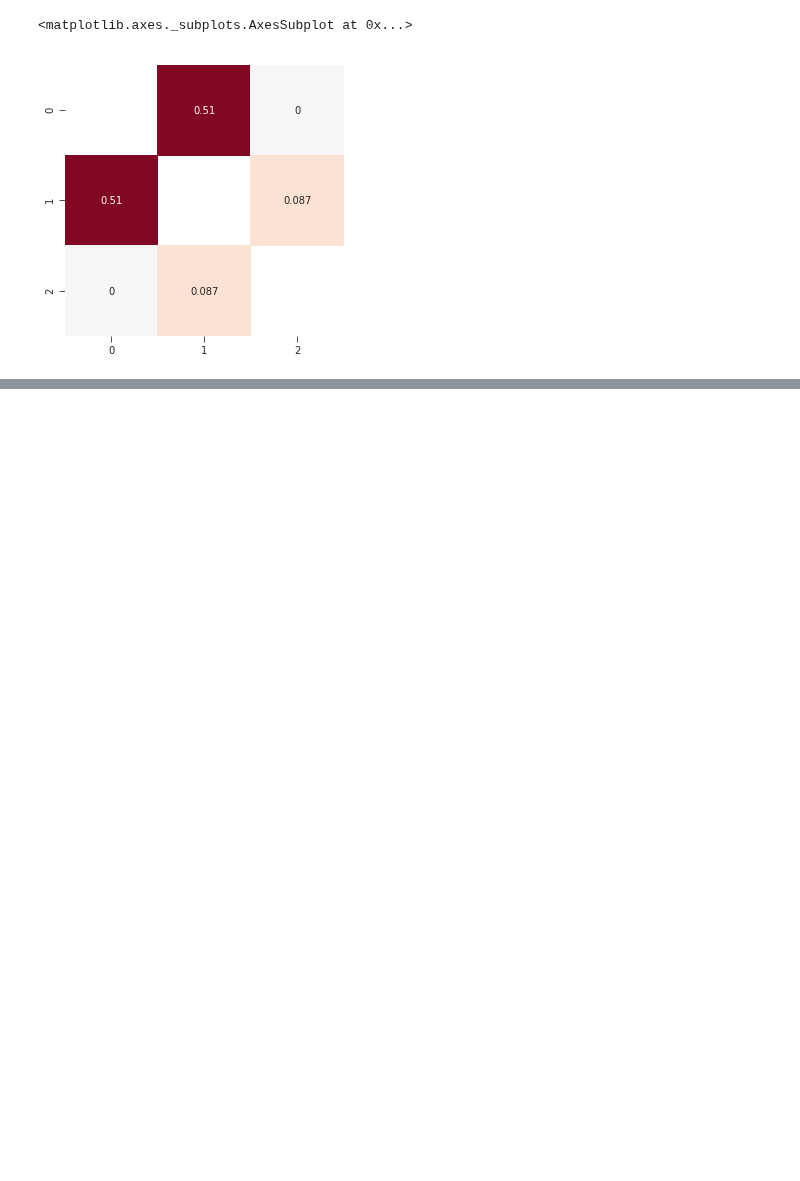
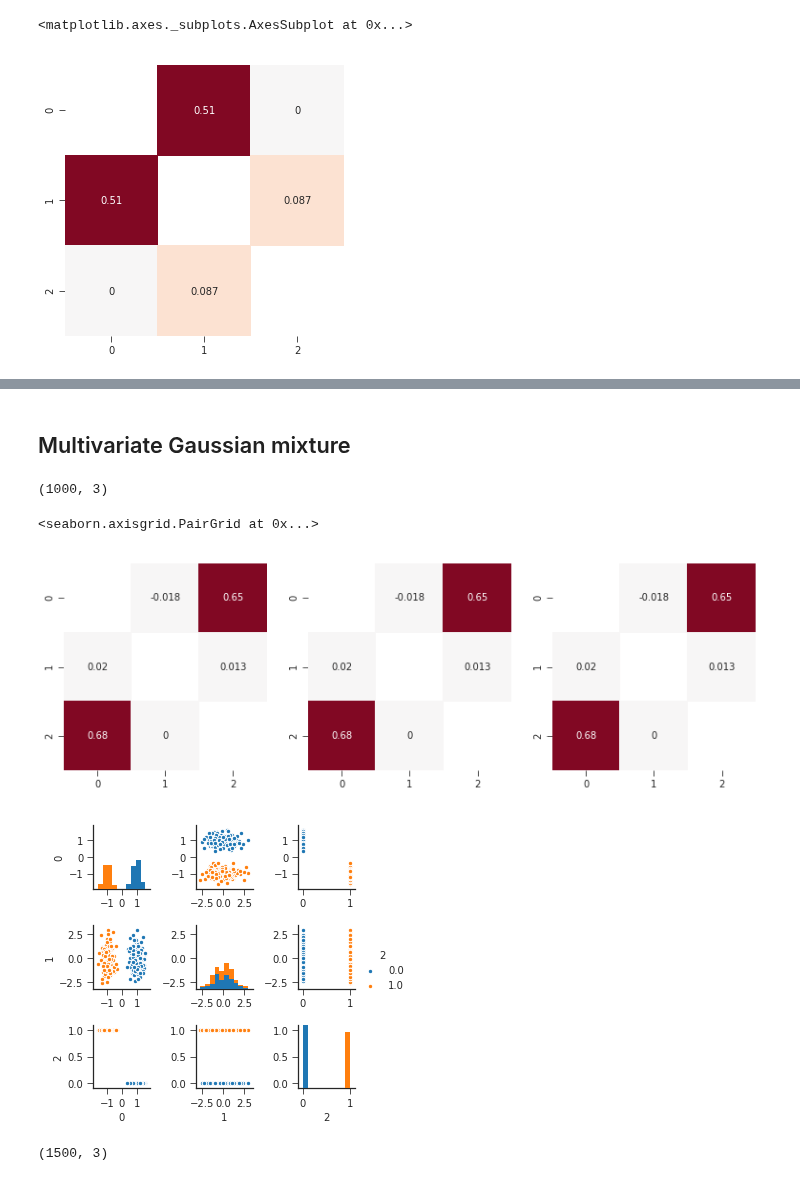
Before and after one commit to y-takashina/density_ratio, a Jupyter notebook: cmi-estimation-performance.ipynb, the cells around one changed output, grey strips where cells are left out. Drawn from its saved outputs; the diff is of its cells as text; code cells hidden in the pictures; blank space fills up the shorter version.

```diff
--- a/cmi-estimation-performance.ipynb
+++ b/cmi-estimation-performance.ipynb
@@ -124,0 +171,51 @@ plt.legend()
+# %% [markdown]
+## Multivariate Gaussian mixture
+# %%
+cluster = (np.arange(1000) < 500).astype(int)
+X1 = scipy.stats.multivariate_normal(mean=[-4, 0], cov=np.eye(2)).rvs(500)
+X2 = scipy.stats.multivariate_normal(mean=[+4, 0], cov=np.eye(2)).rvs(500)
+X = np.vstack([X1, X2])
+X = (X - np.mean(X, axis=0)) / np.std(X, axis=0)
+X = np.hstack([X, cluster.reshape(-1, 1)])
+X.shape
+# %% [output]
+(1000, 3)
+# %%
+cmis_knn3 = np.eye(3)
+cmis_knn5 = np.eye(3)
+cmis_knn15 = np.eye(3)
+for i, j in [(i, j) for i in range(3) for j in range(3) if i != j]:
+    y = X[:, [j]]
+    xz = X[:, np.arange(3) != j]
+    z = X[:, (np.arange(3) != i) & (np.arange(3) != j)]
+    cmis_knn3[i, j] = mutual_information_knn(xz, y, k=3) - mutual_information_knn(y, z, k=3)
+    cmis_knn5[i, j] = mutual_information_knn(xz, y, k=5) - mutual_information_knn(y, z, k=5)
+    cmis_knn15[i, j] = mutual_information_knn(xz, y, k=15) - mutual_information_knn(y, z, k=15)
+
+cmis_knn3[np.eye(3, dtype=bool)] = None
+cmis_knn5[np.eye(3, dtype=bool)] = None
+cmis_knn15[np.eye(3, dtype=bool)] = None
+# %%
+f, axes = plt.subplots(1, 3, figsize=[13, 4])
+sns.heatmap(cmis_knn3, annot=True, ax=axes[0], center=0, cmap=palette, cbar=False)
+sns.heatmap(cmis_knn3, annot=True, ax=axes[1], center=0, cmap=palette, cbar=False)
+sns.heatmap(cmis_knn3, annot=True, ax=axes[2], center=0, cmap=palette, cbar=False)
+sns.pairplot(pd.DataFrame(X).sample(300), size=1.5, plot_kws={"s": 20}, hue=2)
+# %% [output]
+<seaborn.axisgrid.PairGrid at 0x...>
+[figure, added]
+[figure, added]
+# %%
+cluster = np.arange(1500)
+cluster[cluster < 500] = 0
+cluster[(cluster > 500) & (cluster < 1000)] = 1
+cluster[cluster >= 1000] = 2
+X1 = scipy.stats.multivariate_normal(mean=[-6, 0], cov=np.eye(2)).rvs(500)
+X2 = scipy.stats.multivariate_normal(mean=[+6, 0], cov=np.eye(2)).rvs(500)
+X3 = scipy.stats.multivariate_normal(mean=[ 0, 8], cov=np.eye(2)).rvs(500)
+X = np.vstack([X1, X2, X3])
+X = (X - np.mean(X, axis=0)) / np.std(X, axis=0)
+X = np.hstack([X, cluster.reshape(-1, 1)])
+X.shape
+# %% [output]
+(1500, 3)
```
Also changed, not shown: parts of 11 cells of this notebook, 1 other file.
